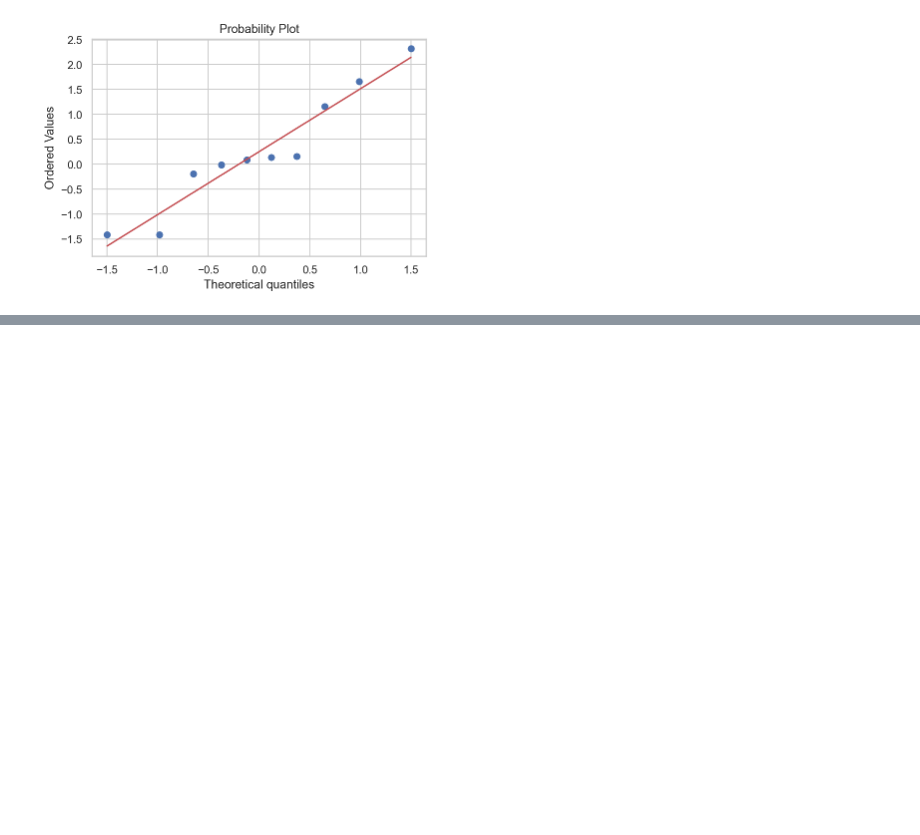
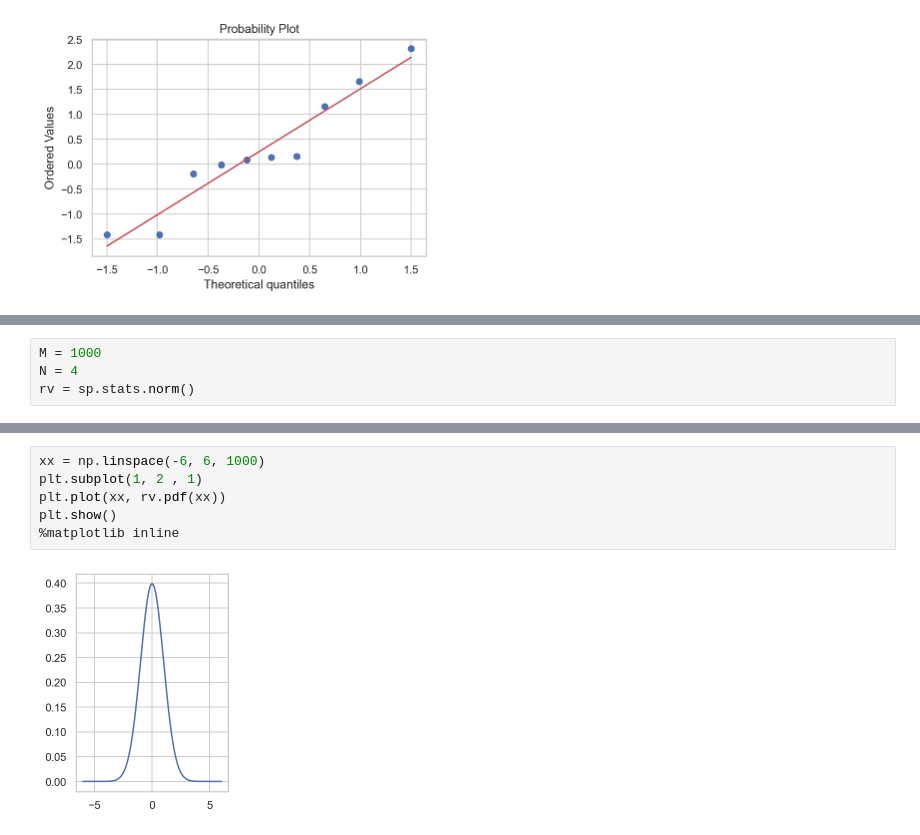
Before and after one commit to KIMS-Github/TIL_, a Jupyter notebook: math/Day12_Probability/Continuous_Random_Variation.ipynb, the cells around one changed output, grey strips where cells are left out. Saved outputs shown, nothing was run; the diff lists cells and outputs as text; blank space fills up the shorter version.

```diff
--- a/math/Day12_Probability/Continuous_Random_Variation.ipynb
+++ b/math/Day12_Probability/Continuous_Random_Variation.ipynb
@@ -72,0 +79,4 @@ plt.show()
+# %%
+M = 1000
+N = 4
+rv = sp.stats.norm()
@@ -72,0 +96,8 @@ plt.show()
+# %%
+xx = np.linspace(-6, 6, 1000)
+plt.subplot(1, 2 , 1)
+plt.plot(xx, rv.pdf(xx))
+plt.show()
+%matplotlib inline
+# %% [output]
+[figure, added]
```
Also changed, not shown: parts of 10 cells of this notebook, 1 other file.
